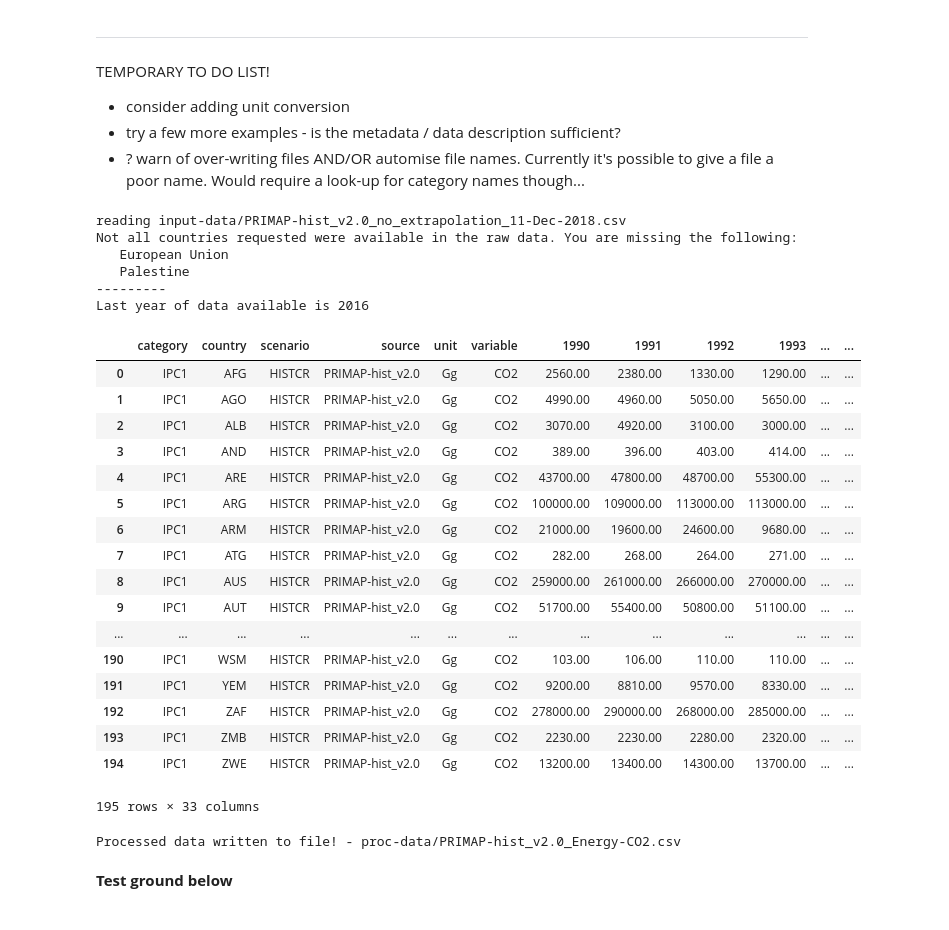
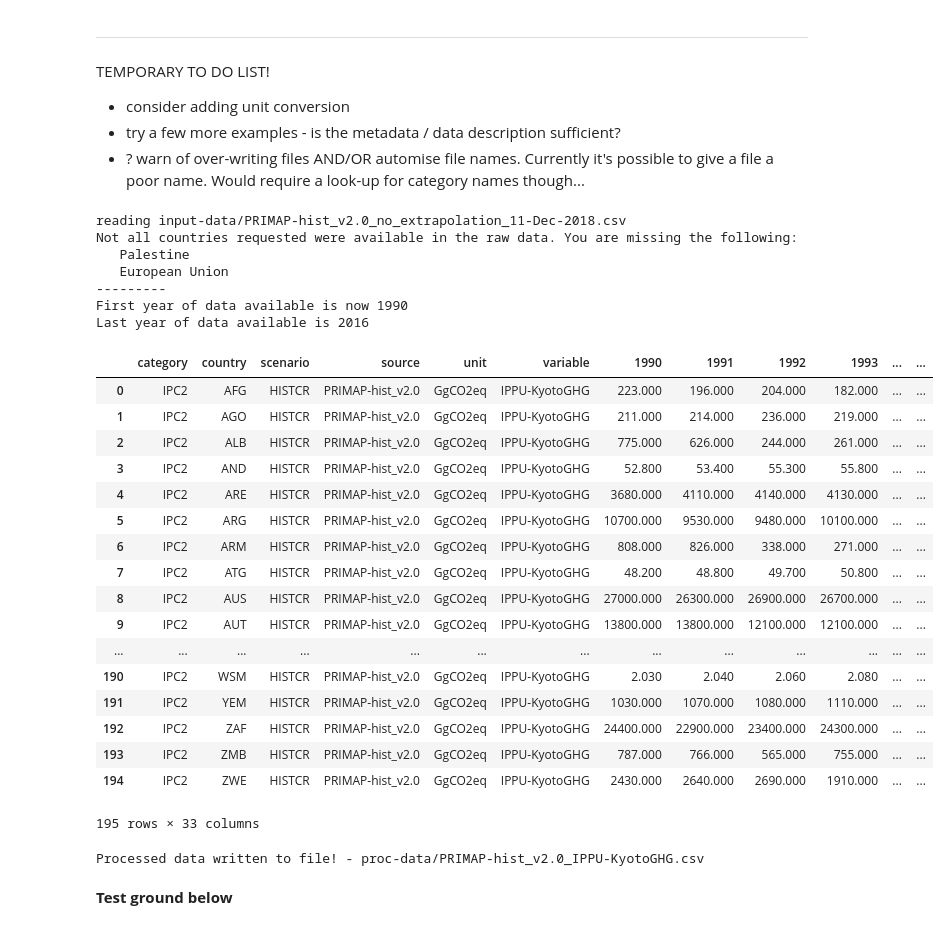
Before and after one commit to mljeffery/performance-distribution-tools, a Jupyter notebook: prepare-PRIMAP-hist-data-for-collective-progress-plots.ipynb, the cells around one changed output. Cells and saved outputs as stored; diff of their text form; code cells hidden in the pictures.

Commit message:
new data added

```diff
--- a/prepare-PRIMAP-hist-data-for-collective-progress-plots.ipynb
+++ b/prepare-PRIMAP-hist-data-for-collective-progress-plots.ipynb
@@ -41,12 +41,12 @@ import gst_tools.gst_utils as utils
 include_extrapolated_data = False
 
 # to understand the codes to use here, please see the PRIMAP-hist documentation
-raw_entity = 'CO2'
-raw_sector = 'IPC1'
+raw_entity = 'KYOTOGHGAR4'
+raw_sector = 'IPC2'
 raw_scenario = 'HISTCR'
 
 # choose something useful! These will be used to generate the new filename.
-new_variable_name = 'Energy-CO2'
+new_variable_name = 'IPPU-KyotoGHG'
 new_source_name = 'PRIMAP-hist_v2.0'
 
 # Based on countrygroups package, select the group of countries you would like to extract.
@@ -82,50 +82,55 @@ new_data = raw_data.loc[(raw_data['entity'] == raw_entity) &
 new_data = new_data.loc[raw_data['country'].isin(needed_countries)]
 
 # tell the user if any of the needed countries are missing and, if yes, which ones:
 missing_countries = list(set(needed_countries) - set(new_data['country'].unique()))
 if missing_countries:
     print('Not all countries requested were available in the raw data. You are missing the following:')
     for country in missing_countries:
         print('   ' + to_name(country))
     print('---------')
 
 
 # reduce to only required years
 new_data = utils.change_first_year(new_data, start_year)
 
 # rename columns to follow conventions
 new_data = new_data.rename(columns={'entity': 'variable'})
 
+# make sure 'variable' contains all necessary information
+new_data['variable'] = new_variable_name
+
+# label the source
 new_data['source'] = new_source_name
 
 new_data = utils.check_column_order(new_data)
 
 # check!
 new_data
 # %% [output]
 reading input-data/PRIMAP-hist_v2.0_no_extrapolation_11-Dec-2018.csv
 Not all countries requested were available in the raw data. You are missing the following:
+   Palestine
    European Union
-   Palestine
 ---------
+First year of data available is now 1990
 Last year of data available is 2016
 |  | category | country | scenario | source | unit | variable | 1990 | 1991 | 1992 | 1993 | ... | ... |
-| 0 | IPC1 | AFG | HISTCR | PRIMAP-hist_v2.0 | Gg | CO2 | 2560.00 | 2380.00 | 1330.00 | 1290.00 | ... | ... |
-| 1 | IPC1 | AGO | HISTCR | PRIMAP-hist_v2.0 | Gg | CO2 | 4990.00 | 4960.00 | 5050.00 | 5650.00 | ... | ... |
-| 2 | IPC1 | ALB | HISTCR | PRIMAP-hist_v2.0 | Gg | CO2 | 3070.00 | 4920.00 | 3100.00 | 3000.00 | ... | ... |
-| 3 | IPC1 | AND | HISTCR | PRIMAP-hist_v2.0 | Gg | CO2 | 389.00 | 396.00 | 403.00 | 414.00 | ... | ... |
-| 4 | IPC1 | ARE | HISTCR | PRIMAP-hist_v2.0 | Gg | CO2 | 43700.00 | 47800.00 | 48700.00 | 55300.00 | ... | ... |
-| 5 | IPC1 | ARG | HISTCR | PRIMAP-hist_v2.0 | Gg | CO2 | 100000.00 | 109000.00 | 113000.00 | 113000.00 | ... | ... |
-| 6 | IPC1 | ARM | HISTCR | PRIMAP-hist_v2.0 | Gg | CO2 | 21000.00 | 19600.00 | 24600.00 | 9680.00 | ... | ... |
-| 7 | IPC1 | ATG | HISTCR | PRIMAP-hist_v2.0 | Gg | CO2 | 282.00 | 268.00 | 264.00 | 271.00 | ... | ... |
-| 8 | IPC1 | AUS | HISTCR | PRIMAP-hist_v2.0 | Gg | CO2 | 259000.00 | 261000.00 | 266000.00 | 270000.00 | ... | ... |
-| 9 | IPC1 | AUT | HISTCR | PRIMAP-hist_v2.0 | Gg | CO2 | 51700.00 | 55400.00 | 50800.00 | 51100.00 | ... | ... |
+| 0 | IPC2 | AFG | HISTCR | PRIMAP-hist_v2.0 | GgCO2eq | IPPU-KyotoGHG | 223.000 | 196.000 | 204.000 | 182.000 | ... | ... |
+| 1 | IPC2 | AGO | HISTCR | PRIMAP-hist_v2.0 | GgCO2eq | IPPU-KyotoGHG | 211.000 | 214.000 | 236.000 | 219.000 | ... | ... |
+| 2 | IPC2 | ALB | HISTCR | PRIMAP-hist_v2.0 | GgCO2eq | IPPU-KyotoGHG | 775.000 | 626.000 | 244.000 | 261.000 | ... | ... |
+| 3 | IPC2 | AND | HISTCR | PRIMAP-hist_v2.0 | GgCO2eq | IPPU-KyotoGHG | 52.800 | 53.400 | 55.300 | 55.800 | ... | ... |
+| 4 | IPC2 | ARE | HISTCR | PRIMAP-hist_v2.0 | GgCO2eq | IPPU-KyotoGHG | 3680.000 | 4110.000 | 4140.000 | 4130.000 | ... | ... |
+| 5 | IPC2 | ARG | HISTCR | PRIMAP-hist_v2.0 | GgCO2eq | IPPU-KyotoGHG | 10700.000 | 9530.000 | 9480.000 | 10100.000 | ... | ... |
+| 6 | IPC2 | ARM | HISTCR | PRIMAP-hist_v2.0 | GgCO2eq | IPPU-KyotoGHG | 808.000 | 826.000 | 338.000 | 271.000 | ... | ... |
+| 7 | IPC2 | ATG | HISTCR | PRIMAP-hist_v2.0 | GgCO2eq | IPPU-KyotoGHG | 48.200 | 48.800 | 49.700 | 50.800 | ... | ... |
+| 8 | IPC2 | AUS | HISTCR | PRIMAP-hist_v2.0 | GgCO2eq | IPPU-KyotoGHG | 27000.000 | 26300.000 | 26900.000 | 26700.000 | ... | ... |
+| 9 | IPC2 | AUT | HISTCR | PRIMAP-hist_v2.0 | GgCO2eq | IPPU-KyotoGHG | 13800.000 | 13800.000 | 12100.000 | 12100.000 | ... | ... |
 | ... | ... | ... | ... | ... | ... | ... | ... | ... | ... | ... | ... | ... |
-| 190 | IPC1 | WSM | HISTCR | PRIMAP-hist_v2.0 | Gg | CO2 | 103.00 | 106.00 | 110.00 | 110.00 | ... | ... |
-| 191 | IPC1 | YEM | HISTCR | PRIMAP-hist_v2.0 | Gg | CO2 | 9200.00 | 8810.00 | 9570.00 | 8330.00 | ... | ... |
-| 192 | IPC1 | ZAF | HISTCR | PRIMAP-hist_v2.0 | Gg | CO2 | 278000.00 | 290000.00 | 268000.00 | 285000.00 | ... | ... |
-| 193 | IPC1 | ZMB | HISTCR | PRIMAP-hist_v2.0 | Gg | CO2 | 2230.00 | 2230.00 | 2280.00 | 2320.00 | ... | ... |
-| 194 | IPC1 | ZWE | HISTCR | PRIMAP-hist_v2.0 | Gg | CO2 | 13200.00 | 13400.00 | 14300.00 | 13700.00 | ... | ... |
+| 190 | IPC2 | WSM | HISTCR | PRIMAP-hist_v2.0 | GgCO2eq | IPPU-KyotoGHG | 2.030 | 2.040 | 2.060 | 2.080 | ... | ... |
+| 191 | IPC2 | YEM | HISTCR | PRIMAP-hist_v2.0 | GgCO2eq | IPPU-KyotoGHG | 1030.000 | 1070.000 | 1080.000 | 1110.000 | ... | ... |
+| 192 | IPC2 | ZAF | HISTCR | PRIMAP-hist_v2.0 | GgCO2eq | IPPU-KyotoGHG | 24400.000 | 22900.000 | 23400.000 | 24300.000 | ... | ... |
+| 193 | IPC2 | ZMB | HISTCR | PRIMAP-hist_v2.0 | GgCO2eq | IPPU-KyotoGHG | 787.000 | 766.000 | 565.000 | 755.000 | ... | ... |
+| 194 | IPC2 | ZWE | HISTCR | PRIMAP-hist_v2.0 | GgCO2eq | IPPU-KyotoGHG | 2430.000 | 2640.000 | 2690.000 | 1910.000 | ... | ... |
 195 rows × 33 columns
 # %%
 ## write the data to file
@@ -155,7 +160,7 @@ else:
     # celebrate success
     print('Processed data written to file! - ' + fullfname_out)
 # %% [output]
-Processed data written to file! - proc-data/PRIMAP-hist_v2.0_Energy-CO2.csv
+Processed data written to file! - proc-data/PRIMAP-hist_v2.0_IPPU-KyotoGHG.csv
 # %% [markdown]
 **Test ground below**
 # %%
```
Also changed, not shown: 4 other files.
